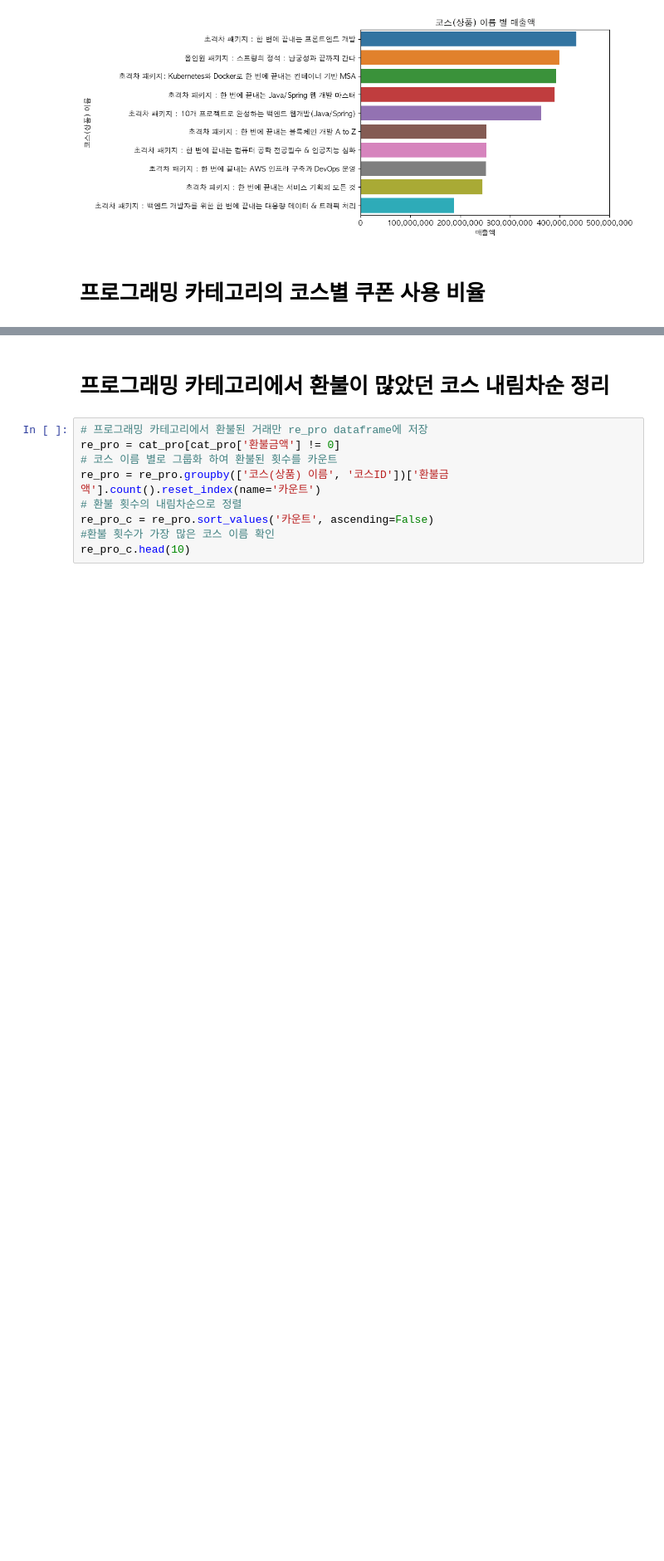
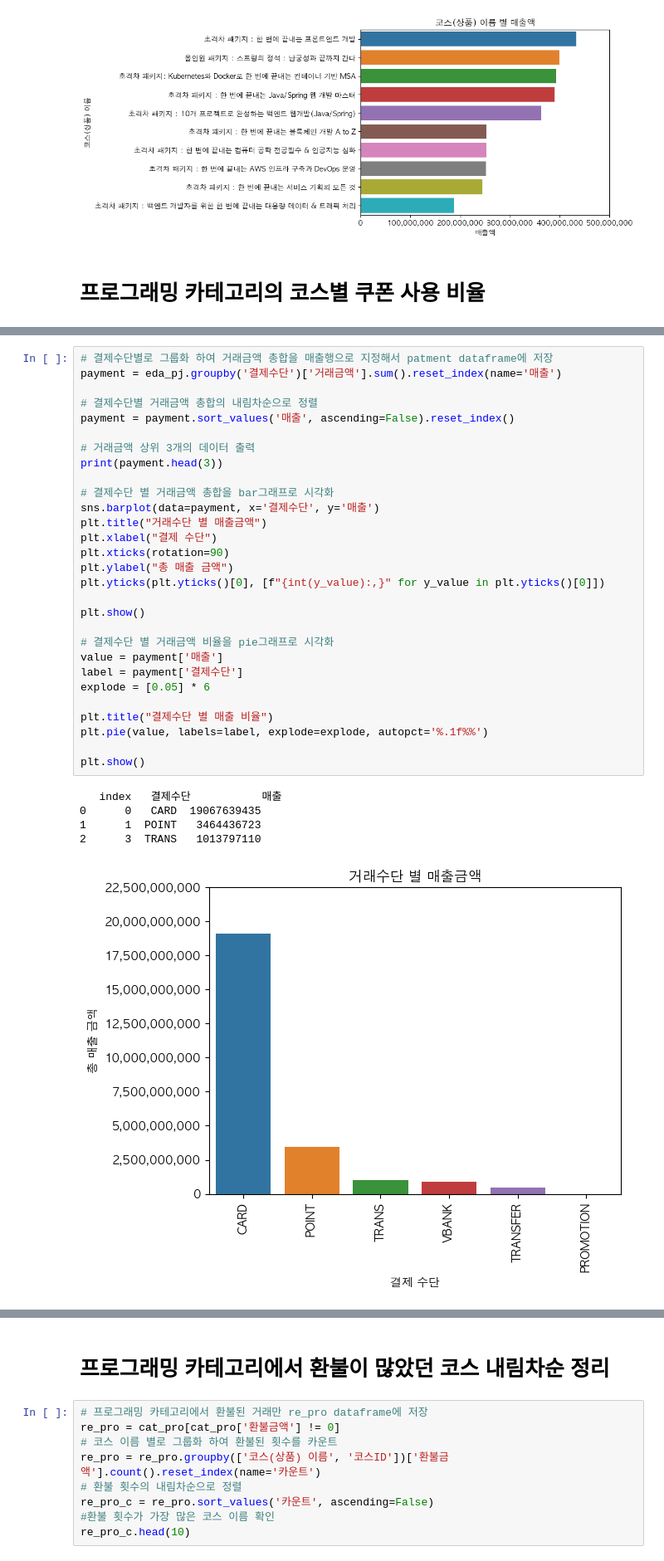
Before and after one commit to hogooba/minpj, a Jupyter notebook: pj.ipynb, the cells around one changed output, grey strips where cells are left out. Shown at 83% size. Drawn from its saved outputs; the diff is of its cells as text; blank space fills up the shorter version.

```diff
--- a/pj.ipynb
+++ b/pj.ipynb
@@ -852,0 +872,35 @@ merged_pro
+# %%
+# 결제수단별로 그룹화 하여 거래금액 총합을 매출행으로 지정해서 patment dataframe에 저장
+payment = eda_pj.groupby('결제수단')['거래금액'].sum().reset_index(name='매출')
+
+# 결제수단별 거래금액 총합의 내림차순으로 정렬
+payment = payment.sort_values('매출', ascending=False).reset_index()
+
+# 거래금액 상위 3개의 데이터 출력
+print(payment.head(3))
+
+# 결제수단 별 거래금액 총합을 bar그래프로 시각화
+sns.barplot(data=payment, x='결제수단', y='매출')
+plt.title("거래수단 별 매출금액")
+plt.xlabel("결제 수단")
+plt.xticks(rotation=90)
+plt.ylabel("총 매출 금액")
+plt.yticks(plt.yticks()[0], [f"{int(y_value):,}" for y_value in plt.yticks()[0]])
+
+plt.show()
+
+# 결제수단 별 거래금액 비율을 pie그래프로 시각화
+value = payment['매출']
+label = payment['결제수단']
+explode = [0.05] * 6
+
+plt.title("결제수단 별 매출 비율")
+plt.pie(value, labels=label, explode=explode, autopct='%.1f%%')
+
+plt.show()
+# %% [output]
+   index   결제수단           매출
+0      0   CARD  19067639435
+1      1  POINT   3464436723
+2      3  TRANS   1013797110
+[figure, added]
```
Also changed, not shown: parts of 18 cells of this notebook.
